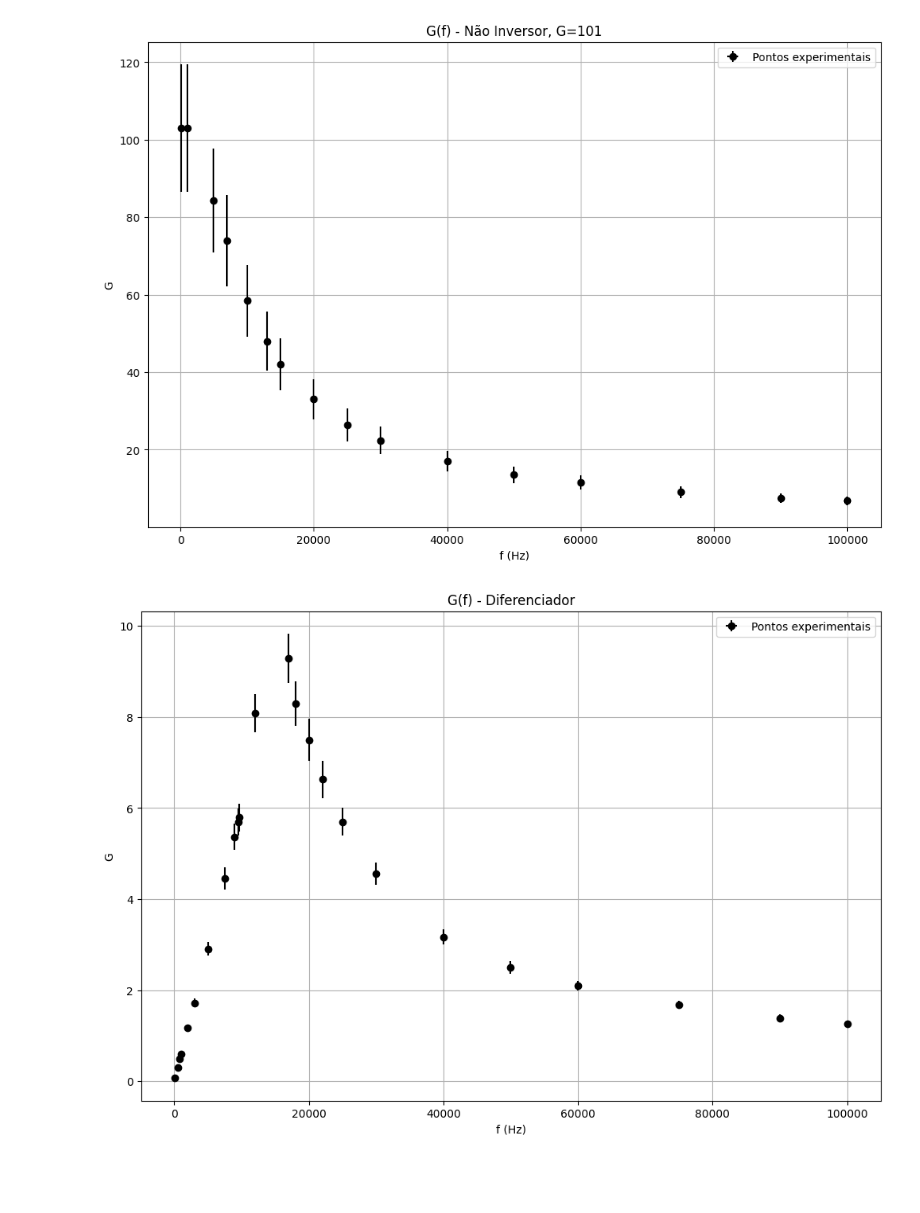
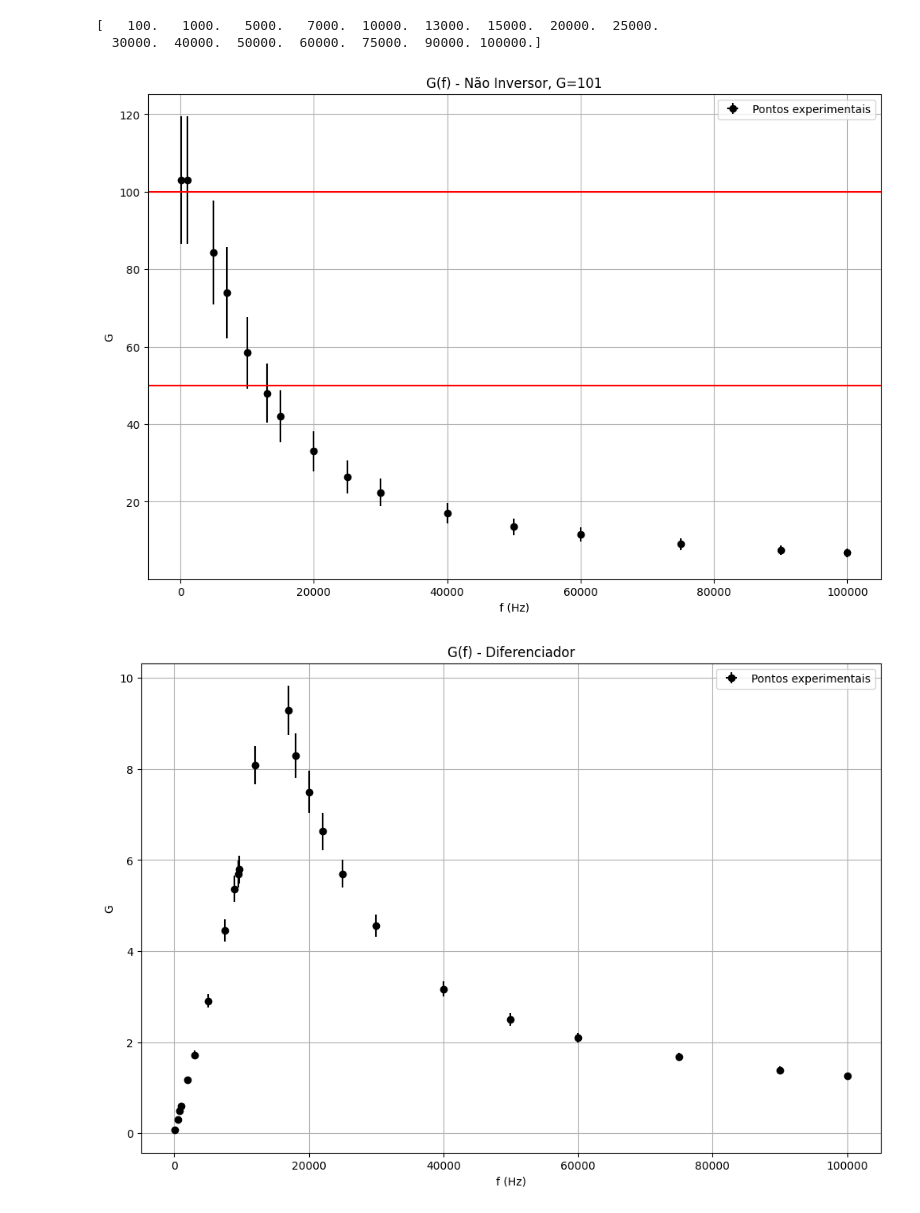
Before and after one commit to tivg0/labs-II, a Jupyter notebook: eletr/semana3/ampops.ipynb, the cells around one changed output. Drawn from its saved outputs; the diff is of its cells as text; code cells hidden in the pictures; blank space fills up the shorter version.

```diff
--- a/eletr/semana3/ampops.ipynb
+++ b/eletr/semana3/ampops.ipynb
@@ -18,8 +16,11 @@ plot(f,G,np.zeros(len(f)),uG,"G(f) - Inversor, G=10","f (Hz)","G","Pontos experi
 # %%
 f, Vin, uVin, Vout, uVout, G, uG = getData("ninv101.txt")
-plot(f,G,np.zeros(len(f)),uG,"G(f) - Não Inversor, G=101","f (Hz)","G","Pontos experimentais")
+print(np.sort(f))
+plot(f,G,np.zeros(len(f)),uG,"G(f) - Não Inversor, G=101","f (Hz)","G","Pontos experimentais",hlines=[100,50])
 # %% [output]
+[   100.   1000.   5000.   7000.  10000.  13000.  15000.  20000.  25000.
+  30000.  40000.  50000.  60000.  75000.  90000. 100000.]
-[figure, old version]
+[figure, new version]
 # %%
 f, Vin, uVin, Vout, uVout, G, uG = getData("dif.txt")
 plot(f,G,np.zeros(len(f)),uG,"G(f) - Diferenciador","f (Hz)","G","Pontos experimentais")
```
Also changed, not shown: parts of 2 cells of this notebook.
